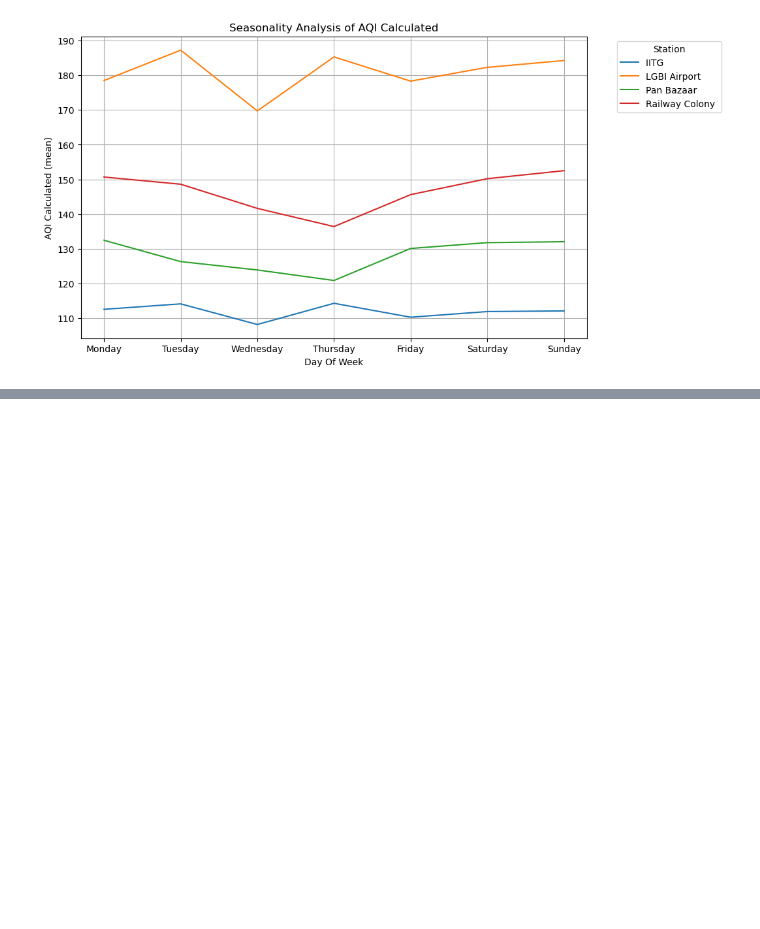
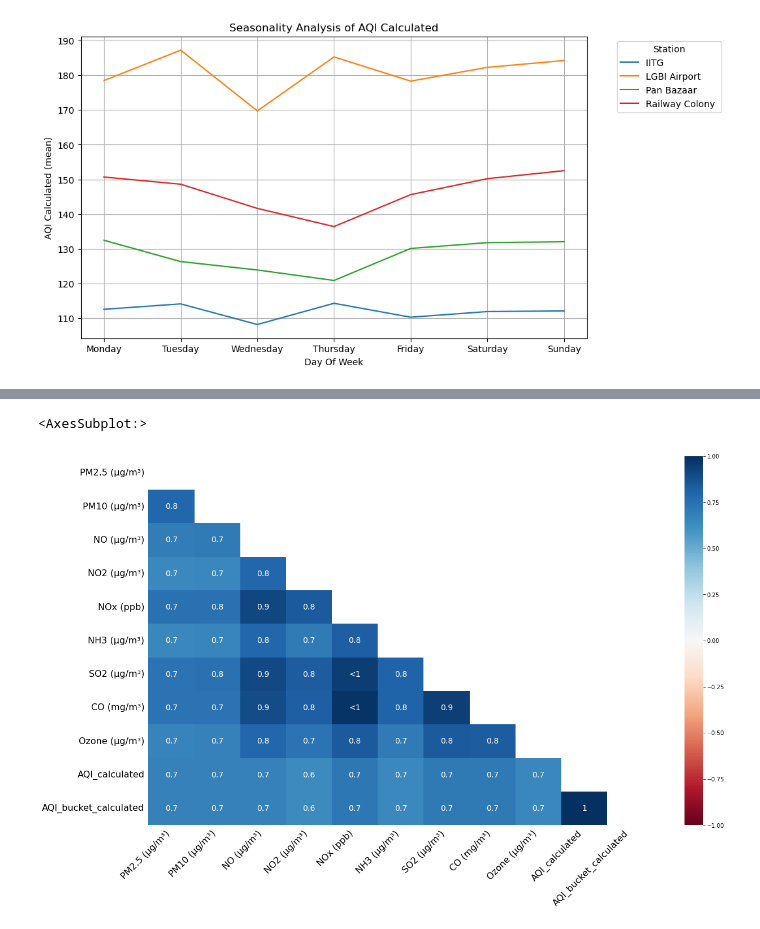
Before and after one commit to GullibleSandwich/ML-Project-CS361, a Jupyter notebook: eda.ipynb, the cells around one changed output, grey strips where cells are left out. Cells and saved outputs as stored; diff of their text form; code cells hidden in the pictures; blank space fills up the shorter version.

```diff
--- a/eda.ipynb
+++ b/eda.ipynb
@@ -141,0 +168,5 @@ for (year, station), data in grouped_data:
+# %%
+msno.heatmap(df2)
+# %% [output]
+<AxesSubplot:>
+[figure, added]
```
Also changed, not shown: parts of 5 cells of this notebook.
